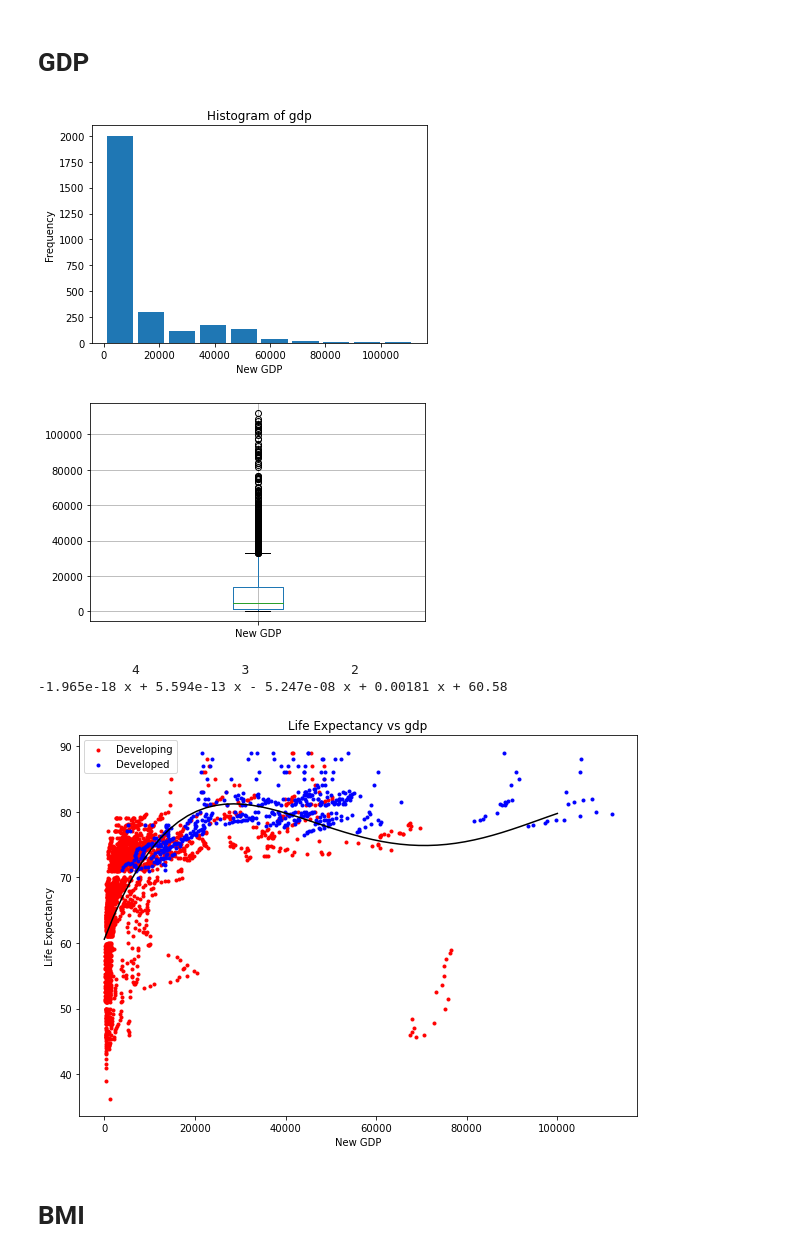
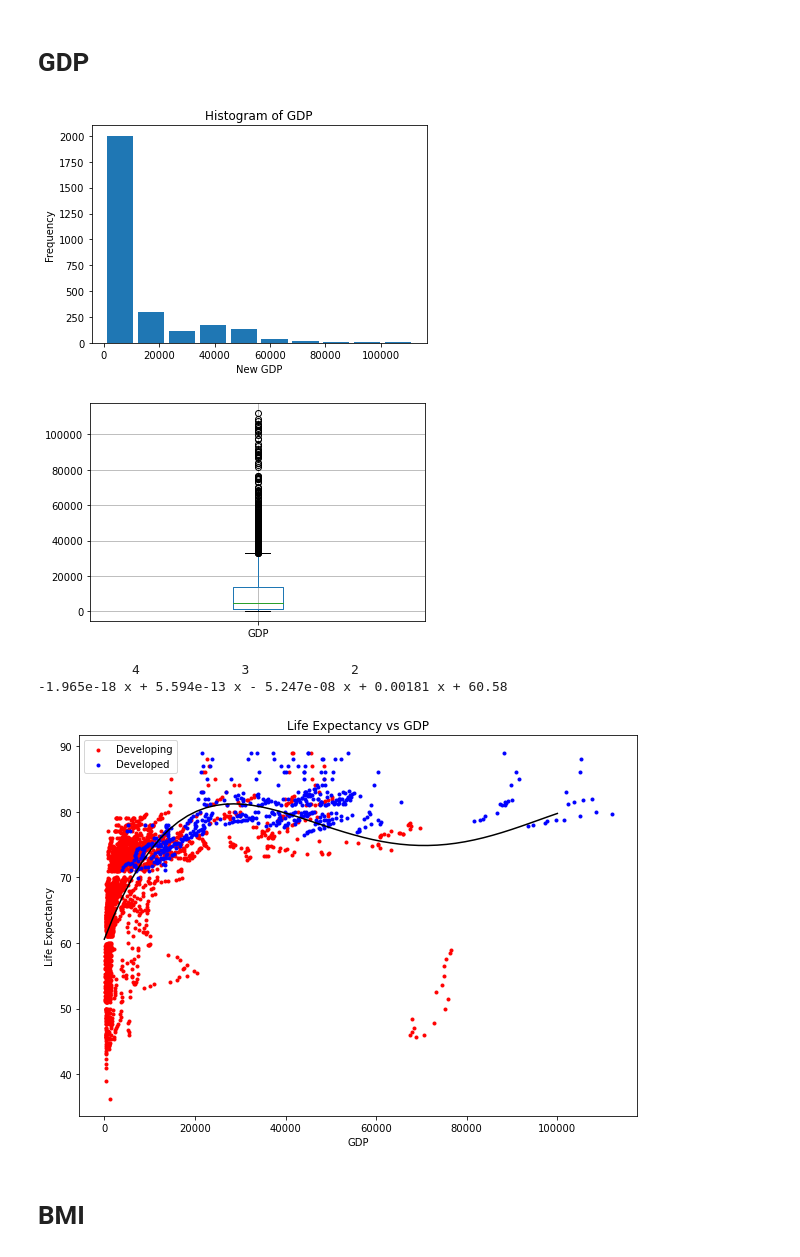
Before and after one commit to ryan-egbert/life-expectancy, a Jupyter notebook: scripts/final_project_v2.ipynb, the cells around one changed output. Cells and saved outputs as stored; diff of their text form; code cells hidden in the pictures.

```diff
--- a/scripts/final_project_v2.ipynb
+++ b/scripts/final_project_v2.ipynb
@@ -145,9 +145,10 @@ Index(['Country', 'Year', 'Status', 'Life expectancy ', 'Adult Mortality',
        'New Measles', 'Immunization Score', 'New Population'],
       dtype='object')
 # %%
-data = data[['Country', 'Year', 'Status', 'Life expectancy ', 'Adult Mortality',
-       'infant deaths', 'Alcohol', 'percentage expenditure', 'Hepatitis B', 'under-five deaths ', 'Polio', 'Total expenditure',
-       'Diphtheria ', ' HIV/AIDS',
-       ' thinness  1-19 years', ' thinness 5-9 years',
-       'Income composition of resources', 'Schooling', 'New BMI', 'New GDP',
-       'New Measles', 'Immunization Score', 'New Population']]
+data = data[['Country', 'Year', 'Status', 'Life expectancy ',
+        'infant deaths', 'Alcohol', 'percentage expenditure',
+        'Hepatitis B', 'under-five deaths ', 'Polio',
+        'Total expenditure', 'Diphtheria ', ' HIV/AIDS',
+        ' thinness  1-19 years', ' thinness 5-9 years',
+        'Income composition of resources', 'Schooling', 'New BMI', 'New GDP',
+        'New Measles', 'Immunization Score', 'New Population']]
@@ -643,42 +669,42 @@ plt.show()
 # %% [markdown]
 # GDP
 # %%
-gdp = data[['Country', 'Year', 'Status', 'Life expectancy ', 'New GDP','New Population']]
-gdp = gdp.dropna(subset=["New GDP"]).copy()
+gdp = data[['Country', 'Year', 'Status', 'Life Expectancy', 'GDP','Population']]
+gdp = gdp.dropna(subset=["GDP"]).copy()
 
-plt.hist(x=gdp['New GDP'], rwidth=0.85)
+plt.hist(x=gdp['GDP'], rwidth=0.85)
 plt.xlabel('New GDP')
 plt.ylabel('Frequency')
-plt.title('Histogram of gdp')
+plt.title('Histogram of GDP')
 plt.show()
 
-gdp.boxplot(column = ['New GDP'])
+gdp.boxplot(column = ['GDP'])
 plt.show()
 
-x1 = gdp['New GDP'][gdp['Status'] == 'Developing']
-y1 = gdp['Life expectancy '][gdp['Status'] == 'Developing']
-x2 = gdp['New GDP'][gdp['Status'] == 'Developed']
-y2 = gdp['Life expectancy '][gdp['Status'] == 'Developed']
+x1 = gdp['GDP'][gdp['Status'] == 'Developing']
+y1 = gdp['Life Expectancy'][gdp['Status'] == 'Developing']
+x2 = gdp['GDP'][gdp['Status'] == 'Developed']
+y2 = gdp['Life Expectancy'][gdp['Status'] == 'Developed']
 plt.figure(figsize=(10,7))
 plt.scatter(x1, y1, marker=".", color='red')
 plt.scatter(x2, y2, marker='.', color='blue')
 plt.legend(['Developing', 'Developed'])
 
-model = np.poly1d(np.polyfit(gdp['New GDP'], gdp['Life expectancy '], 4))
+model = np.poly1d(np.polyfit(gdp['GDP'], gdp['Life Expectancy'], 4))
 polyline = np.linspace(0,100000)
 plt.plot(polyline, model(polyline), color = "black")
 print(model)
-plt.title('Life Expectancy vs gdp')
-plt.xlabel('New GDP')
+plt.title('Life Expectancy vs GDP')
+plt.xlabel('GDP')
 plt.ylabel("Life Expectancy")
 plt.savefig("gdp.png")
 plt.show()
 # %% [output]
 [figure]
-[figure, old version]
+[figure, new version]
             4             3             2
 -1.965e-18 x + 5.594e-13 x - 5.247e-08 x + 0.00181 x + 60.58
-[figure, old version]
+[figure, new version]
 # %% [markdown]
 # BMI
 # %%
```
Also changed, not shown: parts of 22 cells of this notebook, 9 other files.
